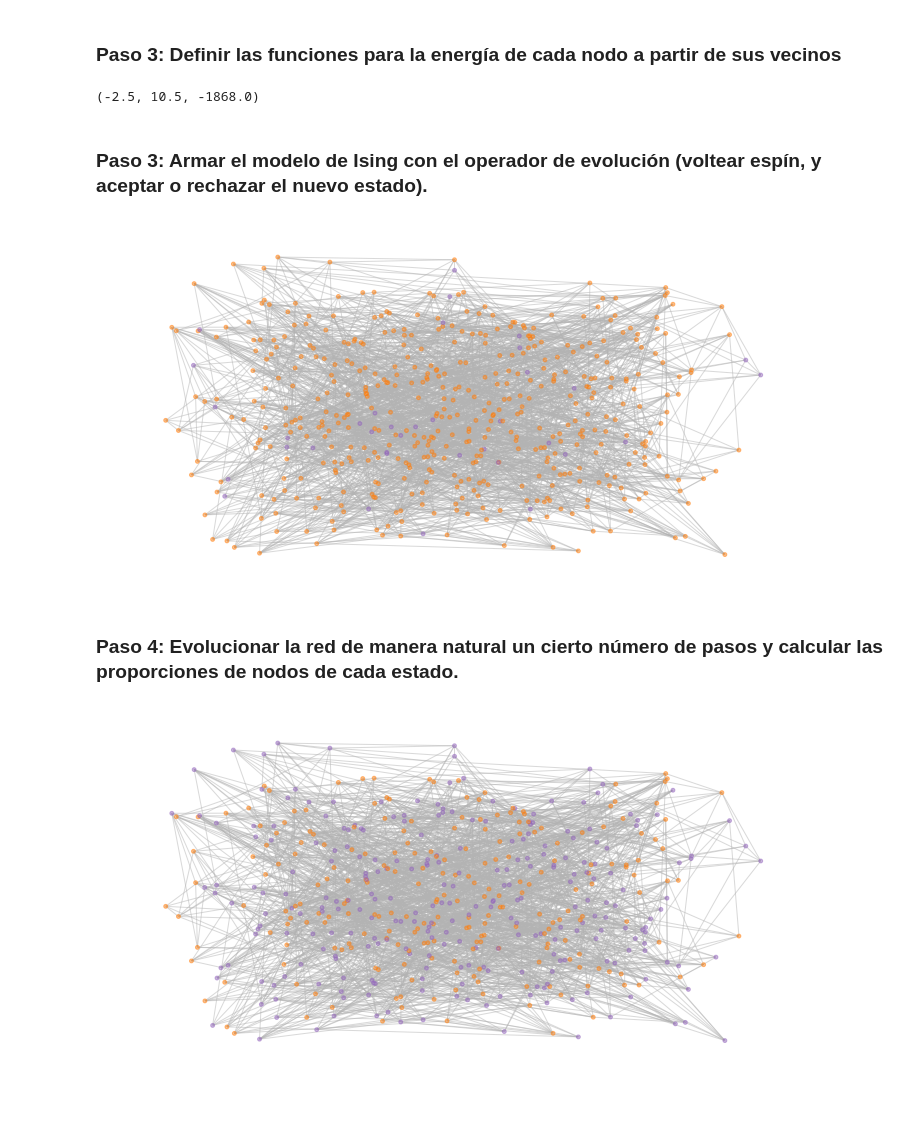
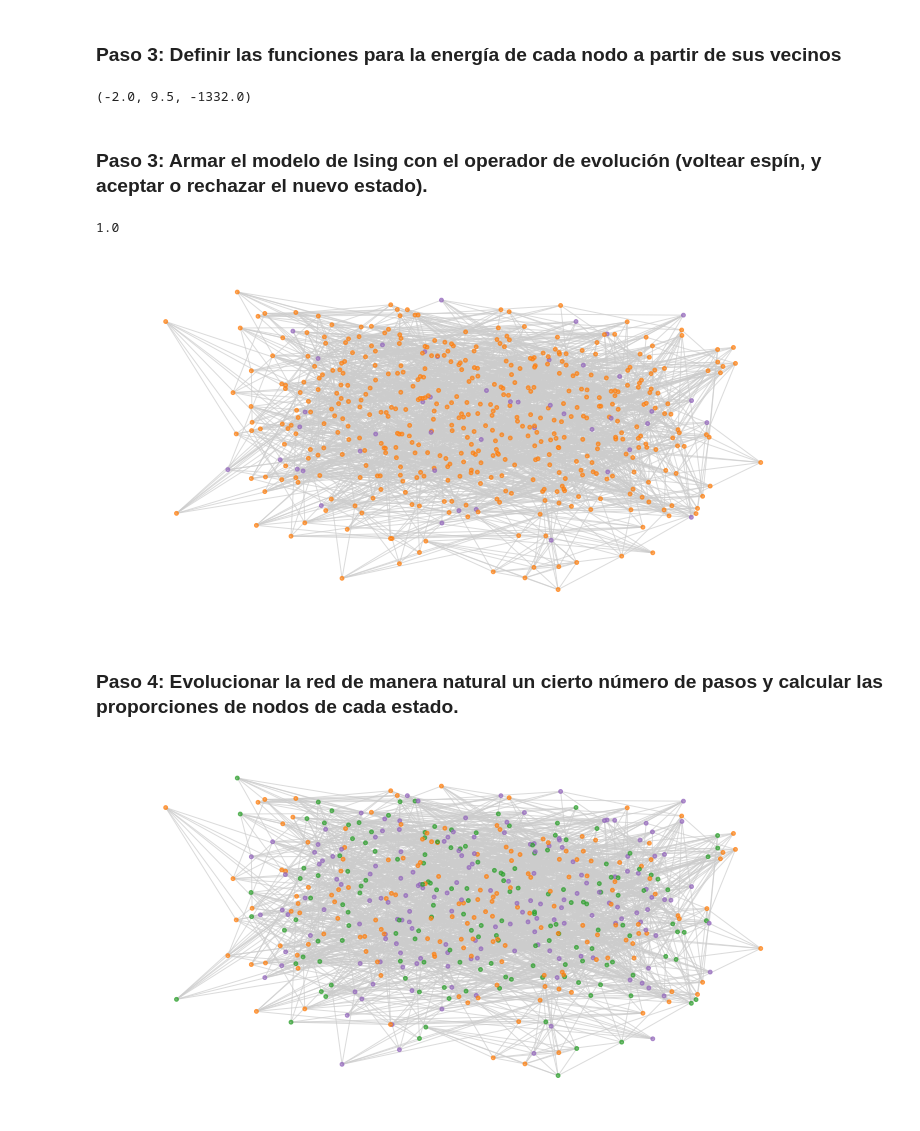
Before and after one commit to joshbrx/VoterModel_Network, a Jupyter notebook: VoterModel_v1.ipynb, the cells around one changed output. Drawn from its saved outputs; the diff is of its cells as text; code cells hidden in the pictures.

```diff
--- a/VoterModel_v1.ipynb
+++ b/VoterModel_v1.ipynb
@@ -34,7 +34,7 @@ import networkx as nx
 import random
 from itertools import count
 # %%
-colors = ["tab:purple", "tab:orange", "tab:green", "yellow", "black"]   # |colors| = 5
+colors = ["tab:purple", "tab:orange", "tab:green",  "yellow", "white"]   # |colors| = 5
 # %%
 options1 = {"edge_color": "tab:gray",  "node_size": 800, "alpha": 0.9,
            "node_color": "tab:red", "font_size": 20, "font_color":"whitesmoke"}
@@ -45,25 +45,25 @@ options2 = {"edge_color": "0.1",  "node_size": 600, "alpha": 1,
 options3 = {"edge_color": "0.1",  "node_size": 200, "alpha": 1,
            "node_color": "tab:purple", "font_size": 10, "font_color":"whitesmoke"}
 
-options3b = {"edge_color": "0.1",  "node_size": 200, "alpha": 1,
+options3b= {"edge_color": "0.1",  "node_size": 200, "alpha": 1,
            "font_size": 10, "font_color":"whitesmoke"}
 
 options4 = {"edge_color": "0.2",  "node_size": 50, "alpha": 1,
            "node_color": "tab:purple", "font_size": 4, "font_color":"whitesmoke"}
 
-options4b = {"edge_color": "0.2",  "node_size": 50, "alpha": 1,
+options4b= {"edge_color": "0.2",  "node_size": 50, "alpha": 1,
             "font_size": 4, "font_color":"whitesmoke"}
 
-options5 = {"edge_color": "0.7",  "node_size": 15, "alpha": 0.5, "width": 1,
+options5 = {"edge_color": "0.8",  "node_size": 15, "alpha": 0.7, "width": 1,
            "node_color": "tab:purple", "font_size": 0, "font_color":"whitesmoke"}
 
-options5b = {"edge_color": "0.7",  "node_size": 15, "alpha": 0.5, "width": 1,
+options5b= {"edge_color": "0.8",  "node_size": 15, "alpha": 0.7, "width": 1,
              "font_size": 0, "font_color":"whitesmoke"}
 
-options6 = {"edge_color": "0.2",  "node_size": 0, "alpha": 0.5, "width": 0.2,
+options6 = {"edge_color": "0.2",  "node_size": 0, "alpha": 1, "width": 0.2,
            "node_color": "tab:purple", "font_size": 0, "font_color":"whitesmoke"}
 
-options7 = {"edge_color": "0.5",  "node_size": 0, "alpha": 0.5, "width": 0.05,
+options7 = {"edge_color": "0.5",  "node_size": 0, "alpha": 1, "width": 0.05,
            "node_color": "tab:purple", "font_size": 0, "font_color":"whitesmoke"}
 # %%
 def degree_analysis(G, pos=None, title=None, with_labels=False, **options):
@@ -150,14 +150,13 @@ degree_analysis(G, pos=pos, title=None, with_labels=False, **options5)
 ### **Paso 2**: Generar la configuración inicial al establecer de manera aleatoria la preferencia de cada nodo por un estado. Se sugiere tener una proporción 50-50 inicial.
 # %%
 def initialize(G, ratios):
-    N = len(G)
     states = dict()
     if np.sum(ratios) < 1:
         ratios.append(1-np.sum(ratios))
     else: pass
     state_list = [i for i in range(len(ratios))]
-    for i in range(N):
-        states[i] = random.choices(state_list, weights = ratios, k = 1)[0]
+    for node in G_science.nodes:
+        states[node] = random.choices(state_list, weights = ratios, k = 1)[0]
     nx.set_node_attributes(G, states, "state")
     return G, state_list
 # --------------------------------------------------------------------------
@@ -209,20 +208,27 @@ node = 10
 
 node_energy(G, node, J=J), neighbors_energy(G, node, J=J), graph_energy(G, J=J)
 # %% [output]
-(-2.5, 10.5, -1868.0)
+(-2.0, 9.5, -1332.0)
 # %% [markdown]
 ### **Paso 3**: Armar el modelo de Ising con el operador de evolución (voltear espín, y aceptar o rechazar el nuevo estado).
+# %%
+np.floor(random.random()*7)
+# %% [output]
+1.0
 # %%
-def change_state(G, node, state_list):
+def change_state(G, node, state_list, p_ratios):
     state = G.nodes(data=True)[node]["state"]
-    return state_list[(state+1)%2]
+    s = random.choices(state_list, weights=p_ratios)[0]
+    while s == state:
+        s = random.choices(state_list, weights=p_ratios)[0]
+    return state_list[(state+1)%len(state_list)]
 # --------------------------------------------------------------------------
 def flip_spin(G, p_ratios, state_list=state_list, flips=1):
     G2 = G.copy(as_view=False)
 
     for i in range(flips):
         node_index = random.choices(list(G))[0]
-        G2.nodes(data=True)[node_index]["state"] = change_state(G,node_index, state_list)
+        G2.nodes(data=True)[node_index]["state"] = change_state(G, node_index, state_list, p_ratios)
 
     e_2 = graph_energy(G2, J=J)
 
@@ -252,7 +258,7 @@ node_color = color_by_state(G, colors)
 plt.figure(figsize=(10,5))
 nx.draw(G, pos, node_color=node_color, with_labels=True, **options5b)
 # %% [output]
-[figure, old version]
+[figure, new version]
 # %% [markdown]
 ### **Paso 4**: Evolucionar la red de manera natural un cierto número de pasos y calcular las proporciones de nodos de cada estado.
 # %%
@@ -263,18 +269,19 @@ def evolve_graph(G, T, pasos, p_ratios = p_ratios, state_list=state_list, flips=
         G= accept_flip(G, T, p_ratios, state_list=state_list, flips=flips)
     return config
 # %%
-flips = 2
-ratios = [0.5,0.5]
+flips = 3
+ratios = [0.34, 0.33, 0.33]
+p_ratios = [0.9, 0.05, 0.05]
 
 G, state_list = initialize(G, ratios)
 node_color = color_by_state(G, colors)
 
 plt.figure(figsize=(10,5))
 nx.draw(G, pos, node_color=node_color, with_labels=True, **options5b)
 
-GG = evolve_graph(G, 1.0, 10000, p_ratios = p_ratios, state_list=state_list, flips=flips)
+GG = evolve_graph(G, 1.0, 5000, p_ratios = p_ratios, state_list=state_list, flips=flips)
 # %% [output]
-[figure, old version]
+[figure, new version]
 # %%
 node_color2 = color_by_state(GG[-1], colors)
 
```
Also changed, not shown: parts of 18 cells of this notebook.
